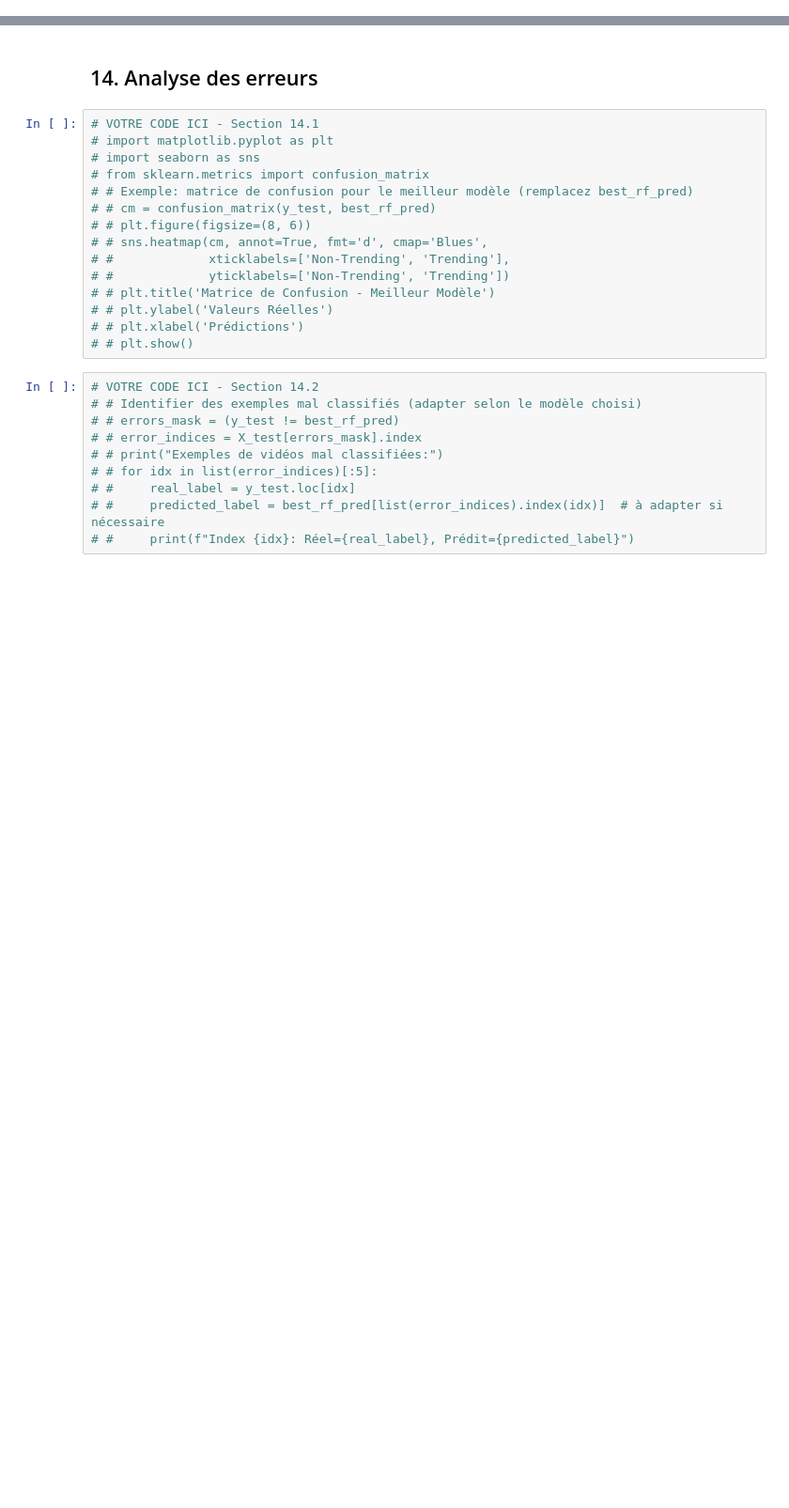
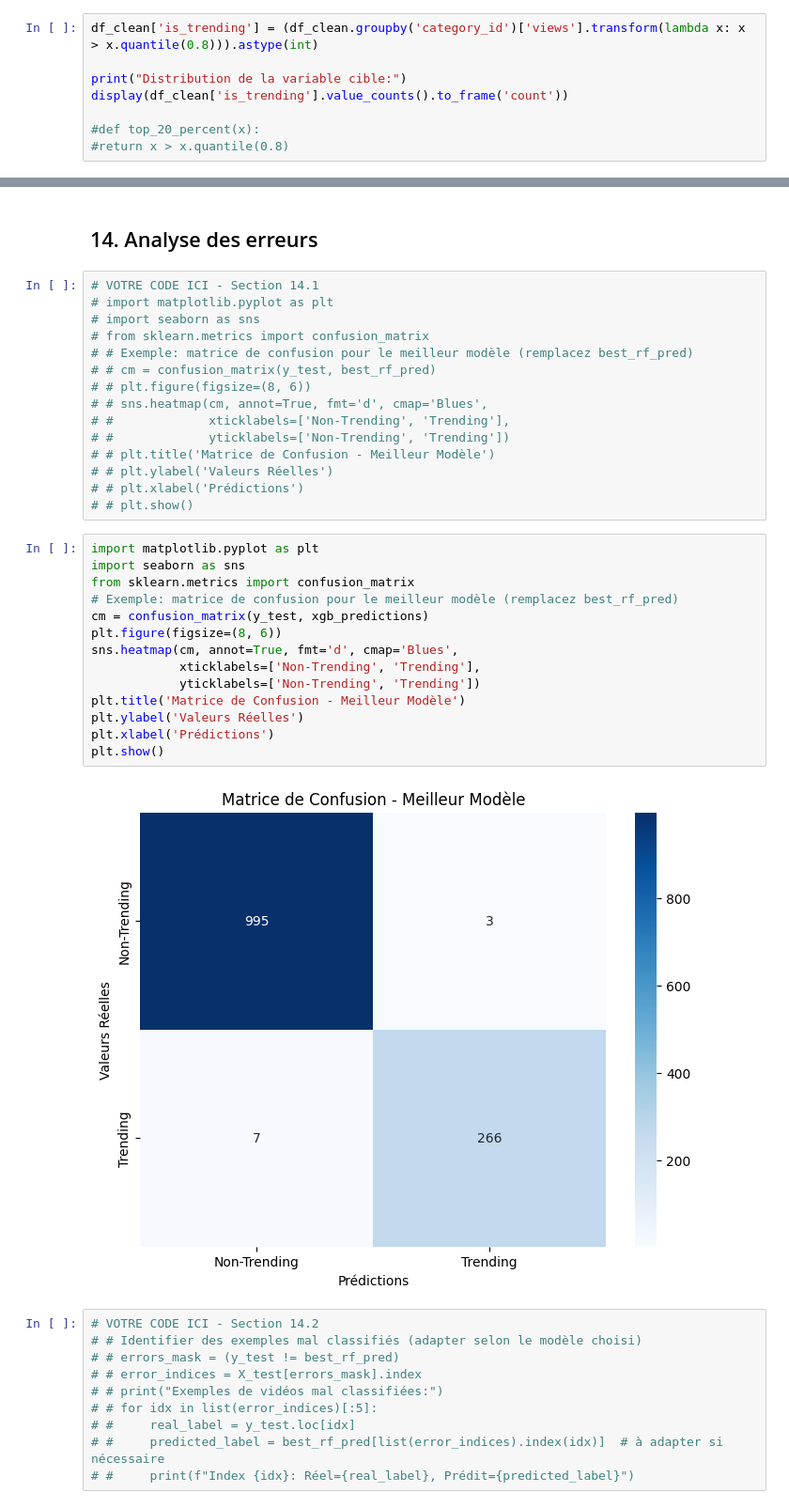
Before and after one commit to samyachd/youtube_ML, a Jupyter notebook: Project_ML_youtube_trending.ipynb, the cells around one changed output, grey strips where cells are left out. Shown: that part at 94% size. Drawn from its saved outputs; the diff is of its cells as text; blank space fills up the shorter version.

```diff
--- a/Project_ML_youtube_trending.ipynb
+++ b/Project_ML_youtube_trending.ipynb
@@ -297,3 +523,11 @@ Distribution des catégories:
 #                                   .transform(lambda x: x > x.quantile(0.8))).astype(int)
 # print("Distribution de la variable cible:")
 # display(df_clean['is_trending'].value_counts().to_frame('count'))
+# %%
+df_clean['is_trending'] = (df_clean.groupby('category_id')['views'].transform(lambda x: x > x.quantile(0.8))).astype(int)
+
+print("Distribution de la variable cible:")
+display(df_clean['is_trending'].value_counts().to_frame('count'))
+
+#def top_20_percent(x):
+#return x > x.quantile(0.8)
@@ -486,6 +918,22 @@ Distribution des catégories:
 # # plt.ylabel('Valeurs Réelles')
 # # plt.xlabel('Prédictions')
 # # plt.show()
+# %%
+import matplotlib.pyplot as plt
+import seaborn as sns
+from sklearn.metrics import confusion_matrix
+# Exemple: matrice de confusion pour le meilleur modèle (remplacez best_rf_pred)
+cm = confusion_matrix(y_test, xgb_predictions)
+plt.figure(figsize=(8, 6))
+sns.heatmap(cm, annot=True, fmt='d', cmap='Blues',
+            xticklabels=['Non-Trending', 'Trending'],
+            yticklabels=['Non-Trending', 'Trending'])
+plt.title('Matrice de Confusion - Meilleur Modèle')
+plt.ylabel('Valeurs Réelles')
+plt.xlabel('Prédictions')
+plt.show()
+# %% [output]
+[figure, added]
 # %%
 # VOTRE CODE ICI - Section 14.2
 # # Identifier des exemples mal classifiés (adapter selon le modèle choisi)
```
Also changed, not shown: parts of 34 cells of this notebook.
